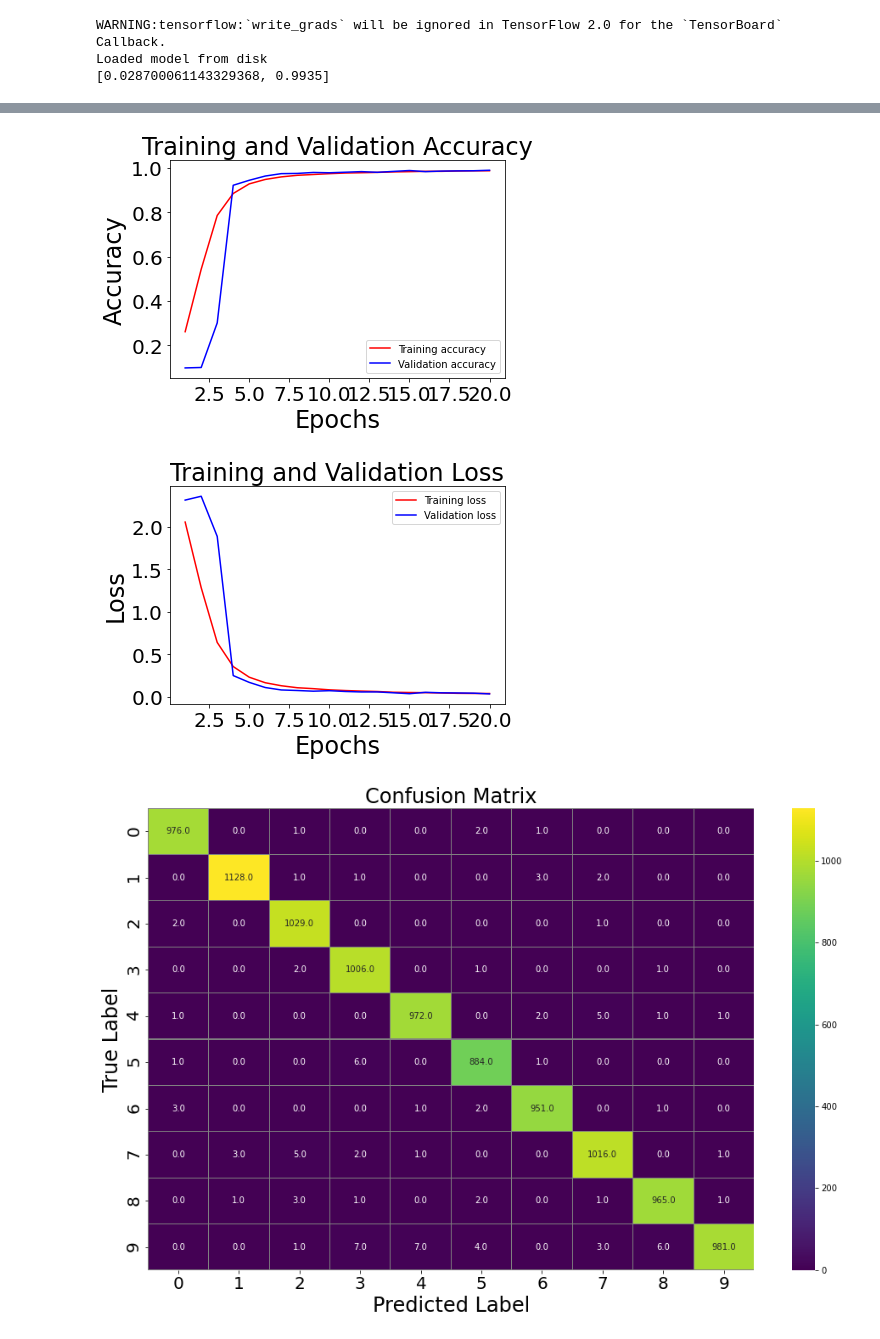
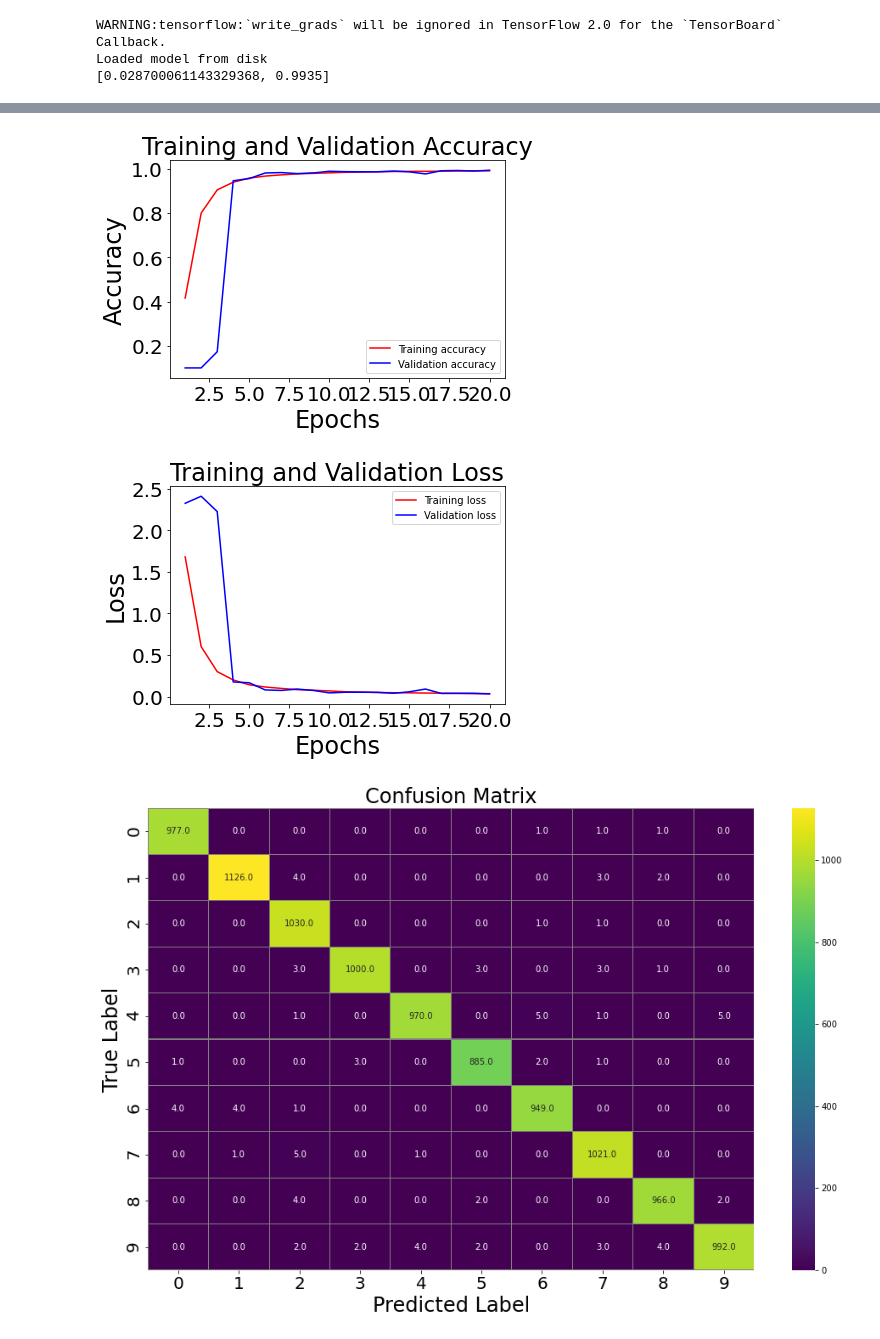
Before and after one commit to cosminroger/Deep-assignment-1, a Jupyter notebook: VGG.ipynb, the cells around one changed output, grey strips where cells are left out. Saved outputs shown, nothing was run; the diff lists cells and outputs as text; code cells hidden in the pictures.

```diff
--- a/VGG.ipynb
+++ b/VGG.ipynb
@@ -278,7 +278,7 @@ def main(arg, arg2 = None):
         if arg2 == None:
             model = tf.keras.applications.MobileNetV2(input_shape=(32,32,1), alpha=1.0,weights=None,input_tensor=None,pooling=None,classes=10)
         else:
-            model = tf.keras.applications.MobileNetV2(input_shape=(32,32,1), alpha=1.0,weights=None,input_tensor=None,pooling=arg2,classes=10)
+            model = tf.keras.applications.MobileNetV2(input_shape=(32,32,1), alpha=arg2,weights=None,input_tensor=None,classes=10)
         # Compile the model
         model.compile(adam, 'categorical_crossentropy', metrics=['accuracy'])
 
@@ -565,5 +614,5 @@ Saved model to disk
 # %%
-main("MobileNetV2_train", "avg")
+main("MobileNetV2_train", 2)
 # %% [output]
 WARNING:tensorflow:`write_grads` will be ignored in TensorFlow 2.0 for the `TensorBoard` Callback.
 WARNING:tensorflow:sample_weight modes were coerced from
@@ -585,4 +634,4 @@ Epoch 20/20
-[figure, old version]
+[figure, new version]
-[figure, old version]
+[figure, new version]
 [figure]
 Saved model to disk
```
Also changed, not shown: parts of 12 cells of this notebook, 6 other files.
